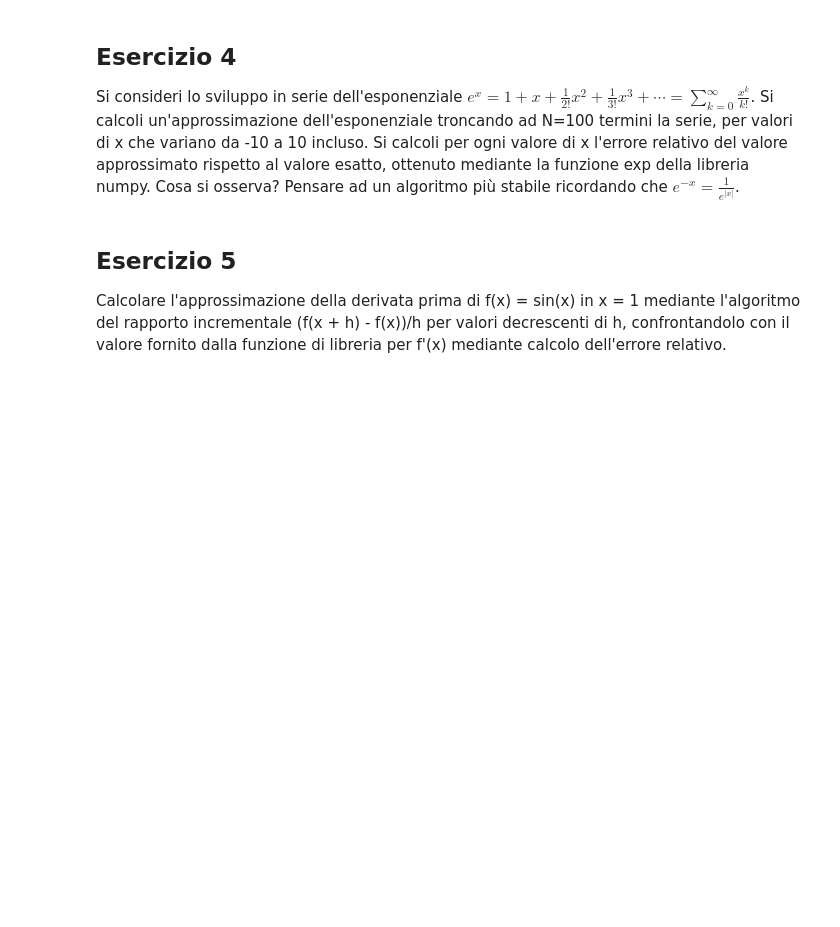
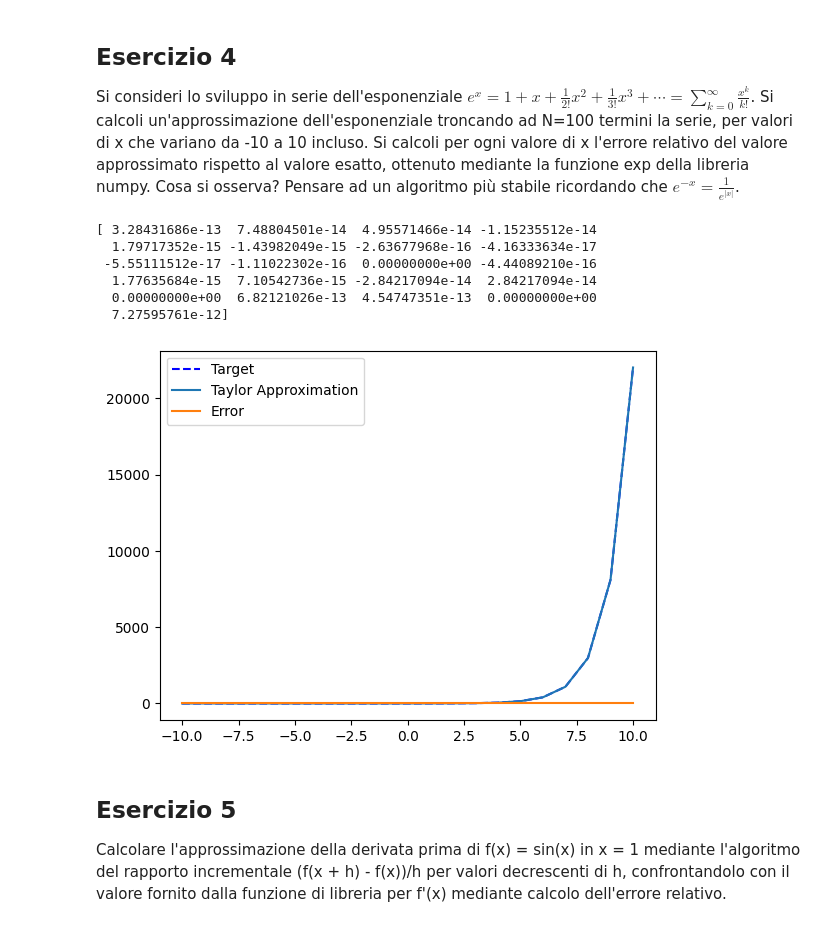
Before and after one commit to Nickolausen/unibo-metodi-numerici, a Jupyter notebook: lab05/Esercitazione5.ipynb, the cells around one changed output. Cells and saved outputs as stored; diff of their text form; code cells hidden in the pictures; blank space fills up the shorter version.

```diff
--- a/lab05/Esercitazione5.ipynb
+++ b/lab05/Esercitazione5.ipynb
@@ -43,6 +124,50 @@ pigreco il valore math.pi.
 # %% [markdown]
 ## Esercizio 4
 Si consideri lo sviluppo in serie dell'esponenziale $e^x=1+x+\frac{1}{2!}x^2+\frac{1}{3!}x^3+\cdots =\sum_{k=0}^\infty \frac{x^k}{k!} $. Si calcoli un'approssimazione dell'esponenziale troncando ad N=100 termini la serie, per valori di x che variano da -10 a 10 incluso. Si calcoli  per ogni valore di x l'errore relativo del valore approssimato rispetto al valore esatto, ottenuto mediante la funzione exp della libreria numpy. Cosa si osserva? Pensare ad un algoritmo più stabile ricordando che $e^{-x}=\frac{1}{e^{|x|}}$.
+# %%
+N = 100
+ncamp = 21
+def taylor_exp(x):
+    fact_cache = {}
+    def fact(n):
+        if (n in fact_cache):
+            return fact_cache.get(n)
+        if (n == 0 or n == 1):
+            return 1
+        res = n * fact(n - 1)
+        fact_cache[n] = res
+        return res
+
+    out = np.zeros((ncamp,))
+    for idx, x0 in enumerate(x):
+        sum = 0
+        for k in range(N):
+            sum += x0**k / fact(k)
+        out[idx] = sum
+    return out
+
+exp_approx_values = np.zeros((ncamp,))
+target_exp = lambda x: np.exp(x)
+x = np.linspace(-10, 10, ncamp)
+
+print(target_exp(x) - taylor_exp(x))
+
+errors = (target_exp(x) - taylor_exp(x)) / target_exp(x)
+plt.plot(x, target_exp(x), "b--")
+plt.plot(x, taylor_exp(x))
+plt.plot(x, errors)
+plt.legend(["Target", "Taylor Approximation", "Error"])
+plt.show()
+
+# Ma è già stabile!!
+# %% [output]
+[ 3.28431686e-13  7.48804501e-14  4.95571466e-14 -1.15235512e-14
+  1.79717352e-15 -1.43982049e-15 -2.63677968e-16 -4.16333634e-17
+ -5.55111512e-17 -1.11022302e-16  0.00000000e+00 -4.44089210e-16
+  1.77635684e-15  7.10542736e-15 -2.84217094e-14  2.84217094e-14
+  0.00000000e+00  6.82121026e-13  4.54747351e-13  0.00000000e+00
+  7.27595761e-12]
+[figure, added]
 # %% [markdown]
 ## Esercizio 5
 Calcolare l'approssimazione della derivata prima di f(x) = sin(x) in x = 1
```
Also changed, not shown: parts of 6 cells of this notebook, 1 other file.
